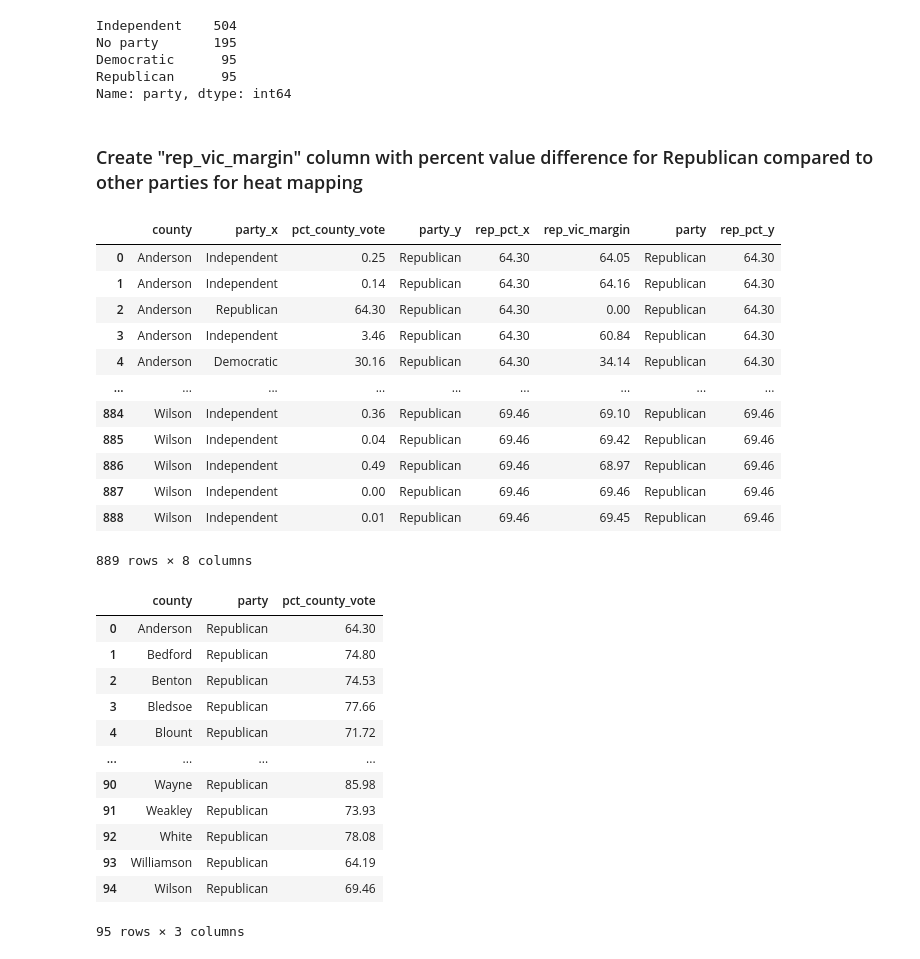
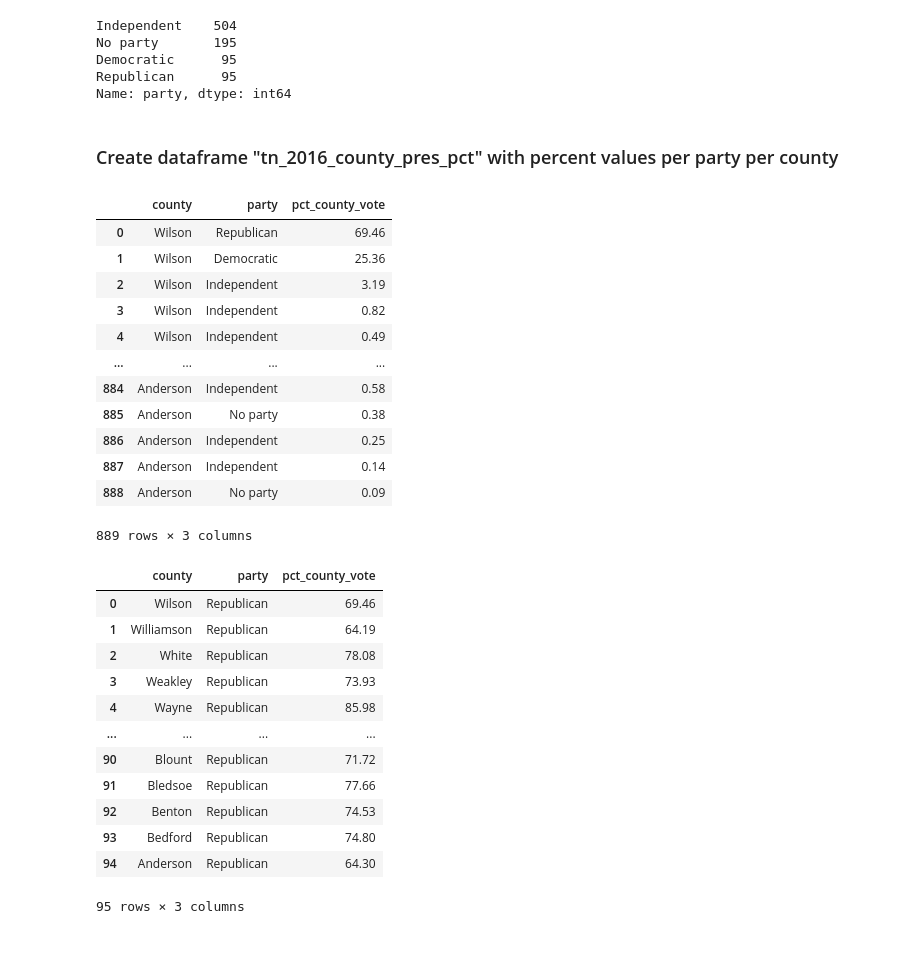
Before and after one commit to DavidMellow/tn-elections, a Jupyter notebook: notebooks/tn_election_2016_melt.ipynb, the cells around one changed output. Saved outputs shown, nothing was run; the diff lists cells and outputs as text; code cells hidden in the pictures.

```diff
--- a/notebooks/tn_election_2016_melt.ipynb
+++ b/notebooks/tn_election_2016_melt.ipynb
@@ -121,5 +121,0 @@ tn_2016_namemelt.head(3)
-# %%
-# add "vote_count" column to tn_2016_namemelt
-pvtally=tn_2016_pvtallymelt['vote_count']
-tn_2016_namemelt=tn_2016_namemelt.join(pvtally)
-tn_2016_namemelt.head(3)
@@ -335,0 +344,4 @@ array(['United States President',
+# %%
+tn_2016_final=tn_2016_final[tn_2016_final['vote_count'] != 0]
+tn_2016_final=tn_2016_final.reset_index(drop=True)
+tn_2016_final.head()
@@ -336,6 +371,6 @@ array(['United States President',
 # %%
 # create data frame tn_2016_pres for presidental election
-tn_2016_pres=tn_2016_final[tn_2016_final['officename'].str.match('United States President')]
-tn_2016_pres=tn_2016_pres.reset_index()
-tn_2016_pres
+tn_2016_pres_int=tn_2016_final[tn_2016_final['officename'].str.match('United States President')]
+tn_2016_pres_int=tn_2016_pres_int.reset_index(drop=True)
+tn_2016_pres_int
 # %% [output]
@@ -438,0 +412,5 @@ RecursionError: maximum recursion depth exceeded while calling a Python object
+# %%
+# group county precincts into county per candidate, in descending order of votes within county
+tn_2016_pres_int=tn_2016_pres_int.groupby(['officename','county','name','party'], as_index=False)['vote_count'].sum()
+tn_2016_pres=tn_2016_pres_int.sort_values(by=['county','vote_count'],ascending=False).reset_index(drop=True)
+tn_2016_pres.head(20)
@@ -521,42 +517,42 @@ No party       195
 Democratic      95
 Republican      95
 Name: party, dtype: int64
-# %% [markdown]
-### Create "rep_vic_margin" column  with percent value difference for Republican compared to other parties for heat mapping
+# %% [markdown]
+### Create dataframe "tn_2016_county_pres_pct"  with percent values per party per county
 # %%
-# create dataframe "tn_2016_margin"
-tn_2016_pct_party_county=tn_2016_pres.loc[0:,['county','party','pct_county_vote']]
-tn_2016_margin
+# create new dataframe with reduced columns values only
+tn_2016_pct_county=tn_2016_pres.loc[0:,['county','party','pct_county_vote']]
+tn_2016_pct_county
 # %% [output]
-|  | county | party_x | pct_county_vote | party_y | rep_pct_x | rep_vic_margin | party | rep_pct_y |
-| 0 | Anderson | Independent | 0.25 | Republican | 64.30 | 64.05 | Republican | 64.30 |
-| 1 | Anderson | Independent | 0.14 | Republican | 64.30 | 64.16 | Republican | 64.30 |
-| 2 | Anderson | Republican | 64.30 | Republican | 64.30 | 0.00 | Republican | 64.30 |
-| 3 | Anderson | Independent | 3.46 | Republican | 64.30 | 60.84 | Republican | 64.30 |
-| 4 | Anderson | Democratic | 30.16 | Republican | 64.30 | 34.14 | Republican | 64.30 |
-| ... | ... | ... | ... | ... | ... | ... | ... | ... |
-| 884 | Wilson | Independent | 0.36 | Republican | 69.46 | 69.10 | Republican | 69.46 |
-| 885 | Wilson | Independent | 0.04 | Republican | 69.46 | 69.42 | Republican | 69.46 |
-| 886 | Wilson | Independent | 0.49 | Republican | 69.46 | 68.97 | Republican | 69.46 |
-| 887 | Wilson | Independent | 0.00 | Republican | 69.46 | 69.46 | Republican | 69.46 |
-| 888 | Wilson | Independent | 0.01 | Republican | 69.46 | 69.45 | Republican | 69.46 |
+|  | county | party | pct_county_vote |
+| 0 | Wilson | Republican | 69.46 |
+| 1 | Wilson | Democratic | 25.36 |
+| 2 | Wilson | Independent | 3.19 |
+| 3 | Wilson | Independent | 0.82 |
+| 4 | Wilson | Independent | 0.49 |
+| ... | ... | ... | ... |
+| 884 | Anderson | Independent | 0.58 |
+| 885 | Anderson | No party | 0.38 |
+| 886 | Anderson | Independent | 0.25 |
+| 887 | Anderson | Independent | 0.14 |
+| 888 | Anderson | No party | 0.09 |
-889 rows × 8 columns
+889 rows × 3 columns
 # %%
-# create new dataframe with republican values only
-tn_2016_rep_pct=tn_2016_pct_party_county[tn_2016_pct_party_county['party']== "Republican"].reset_index(drop=True)
+# create new dataframe with Republican values only
+tn_2016_rep_pct=tn_2016_pct_county[tn_2016_pct_county['party']== "Republican"].reset_index(drop=True)
 tn_2016_rep_pct
 # %% [output]
 |  | county | party | pct_county_vote |
-| 0 | Anderson | Republican | 64.30 |
-| 1 | Bedford | Republican | 74.80 |
-| 2 | Benton | Republican | 74.53 |
-| 3 | Bledsoe | Republican | 77.66 |
-| 4 | Blount | Republican | 71.72 |
+| 0 | Wilson | Republican | 69.46 |
+| 1 | Williamson | Republican | 64.19 |
+| 2 | White | Republican | 78.08 |
+| 3 | Weakley | Republican | 73.93 |
+| 4 | Wayne | Republican | 85.98 |
 | ... | ... | ... | ... |
-| 90 | Wayne | Republican | 85.98 |
-| 91 | Weakley | Republican | 73.93 |
-| 92 | White | Republican | 78.08 |
-| 93 | Williamson | Republican | 64.19 |
-| 94 | Wilson | Republican | 69.46 |
+| 90 | Blount | Republican | 71.72 |
+| 91 | Bledsoe | Republican | 77.66 |
+| 92 | Benton | Republican | 74.53 |
+| 93 | Bedford | Republican | 74.80 |
+| 94 | Anderson | Republican | 64.30 |
 95 rows × 3 columns
 # %%
```
Also changed, not shown: parts of 33 cells of this notebook.
